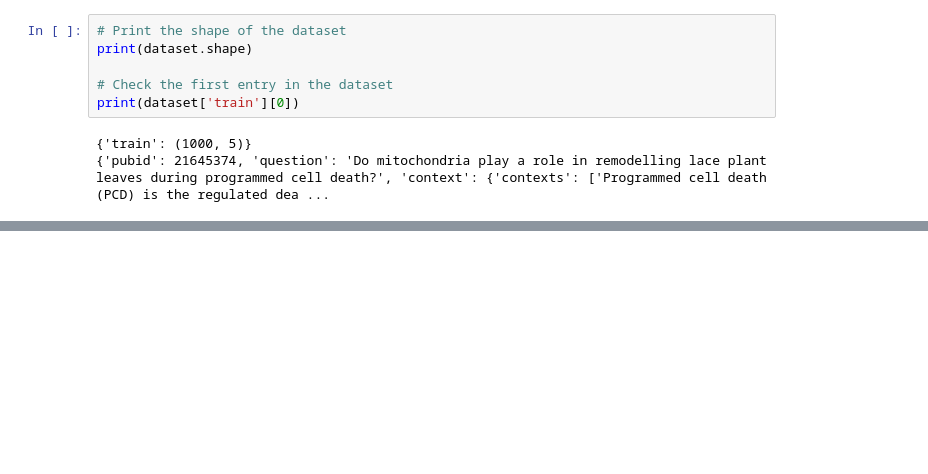
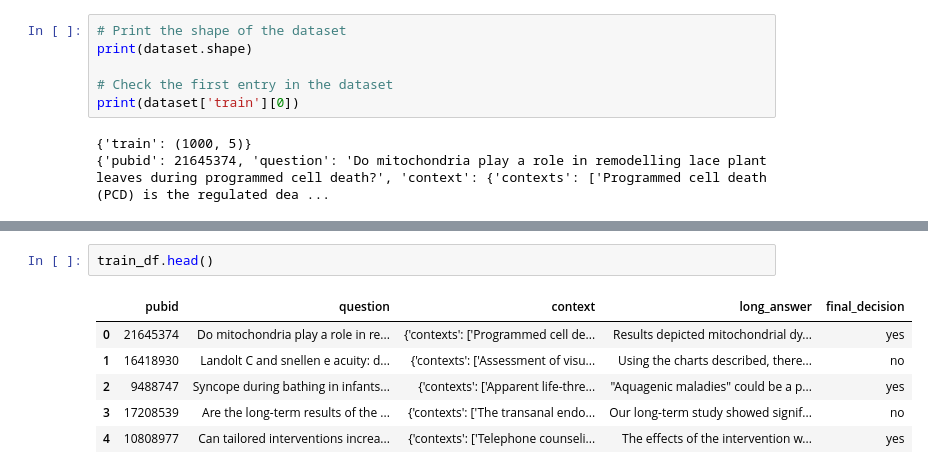
Before and after one commit to DataBytes-Organisation/Fine-Tuning-LLMs-for-Enterprise-Applications, a Jupyter notebook: Data_explore_and_model.ipynb, the cells around one changed output, grey strips where cells are left out. Cells and saved outputs as stored; diff of their text form; blank space fills up the shorter version.

```diff
--- a/Data_explore_and_model.ipynb
+++ b/Data_explore_and_model.ipynb
@@ -41,0 +94,9 @@ print(dataset['train'][0])
+# %%
+train_df.head()
+# %% [output]
+|  | pubid | question | context | long_answer | final_decision |
+| 0 | 21645374 | Do mitochondria play a role in re... | {'contexts': ['Programmed cell de... | Results depicted mitochondrial dy... | yes |
+| 1 | 16418930 | Landolt C and snellen e acuity: d... | {'contexts': ['Assessment of visu... | Using the charts described, there... | no |
+| 2 | 9488747 | Syncope during bathing in infants... | {'contexts': ['Apparent life-thre... | "Aquagenic maladies" could be a p... | yes |
+| 3 | 17208539 | Are the long-term results of the ... | {'contexts': ['The transanal endo... | Our long-term study showed signif... | no |
+| 4 | 10808977 | Can tailored interventions increa... | {'contexts': ['Telephone counseli... | The effects of the intervention w... | yes |
```
Also changed, not shown: parts of 11 cells of this notebook, 2 other files.
